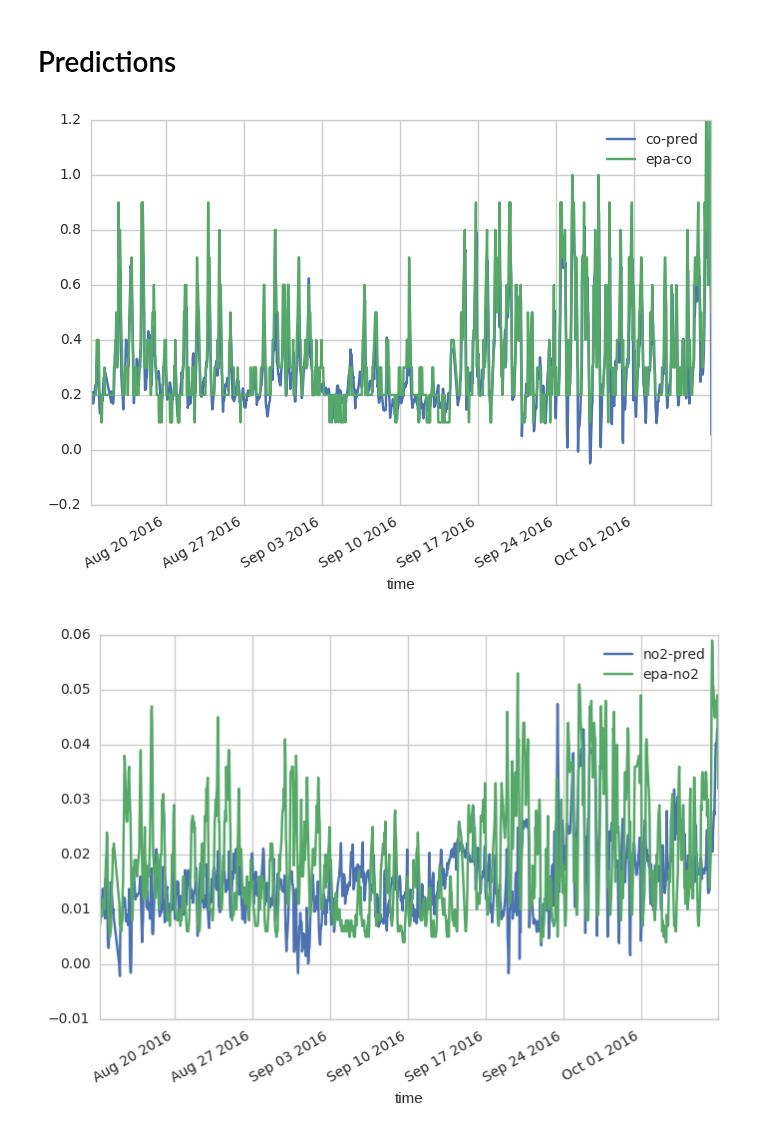
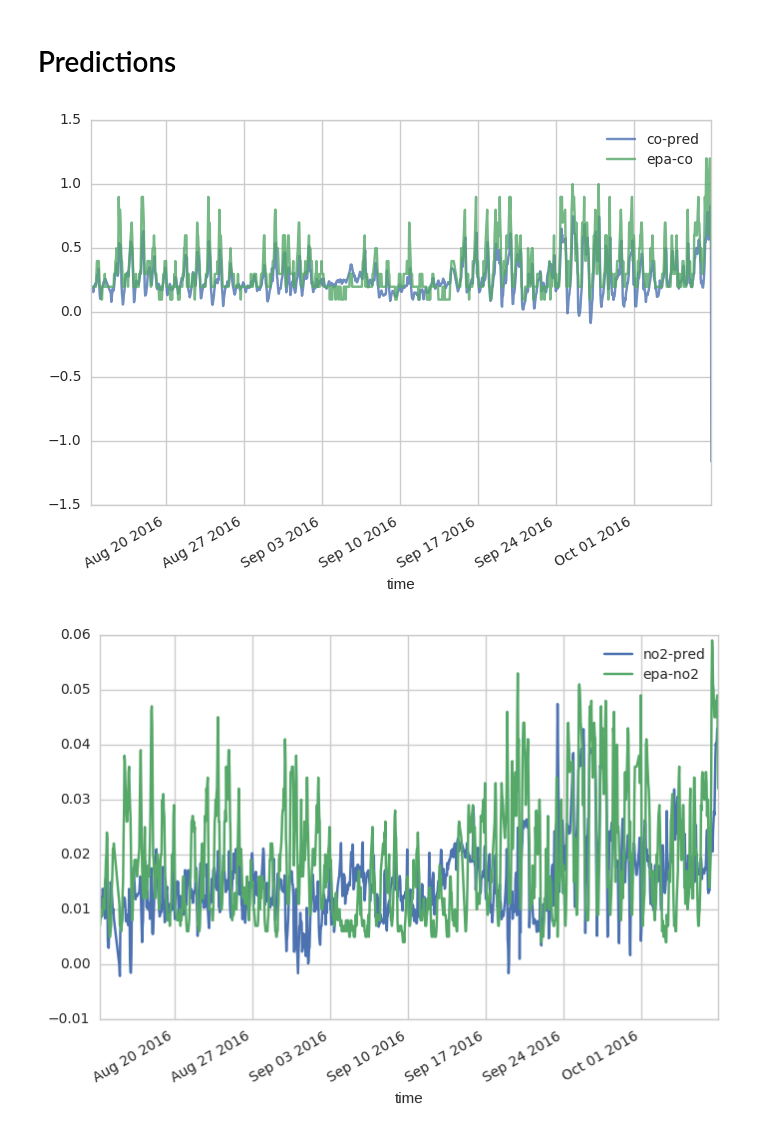
Before and after one commit to sharadmv/metasense, a Jupyter notebook: notebooks/Model Results.ipynb, the cells around one changed output. Cells and saved outputs as stored; diff of their text form; code cells hidden in the pictures.

```diff
--- a/notebooks/Model Results.ipynb
+++ b/notebooks/Model Results.ipynb
@@ -7,7 +7,7 @@ sns.set_style("whitegrid")
 # %% [output]
 Populating the interactive namespace from numpy and matplotlib
 # %%
-co_csv = !cat ../data/all/B4.csv | test_model ../models/co.pkl --out_column co-pred 2>/dev/null
+co_csv = !cat ../data/all/B4AW.csv | test_model ../models/coAW.pkl --out_column co-pred 2>/dev/null
 no2_csv = !cat ../data/all/B4.csv | test_model ../models/no2.pkl --out_column no2-pred 2>/dev/null
 o3_csv = !cat ../data/all/B4.csv | test_model ../models/o3.pkl --out_column o3-pred 2>/dev/null
 co_df = pd.read_csv(StringIO(co_csv.n), index_col='time')
@@ -43,9 +43,9 @@ data
 # %% [markdown]
 # Predictions
 # %%
-data.plot(y=["co-pred", "epa-co"]);
+data.plot(y=["co-pred", "epa-co"], alpha=0.8);
 # %% [output]
-[figure, old version]
+[figure, new version]
 # %%
 data.plot(y=["no2-pred", "epa-no2"]);
 # %% [output]
```
Also changed, not shown: parts of 5 cells of this notebook, 3 other files.
